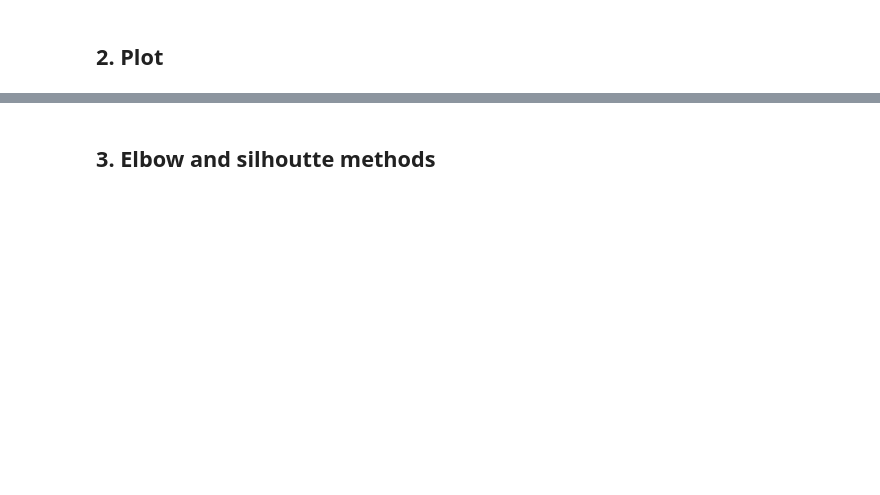
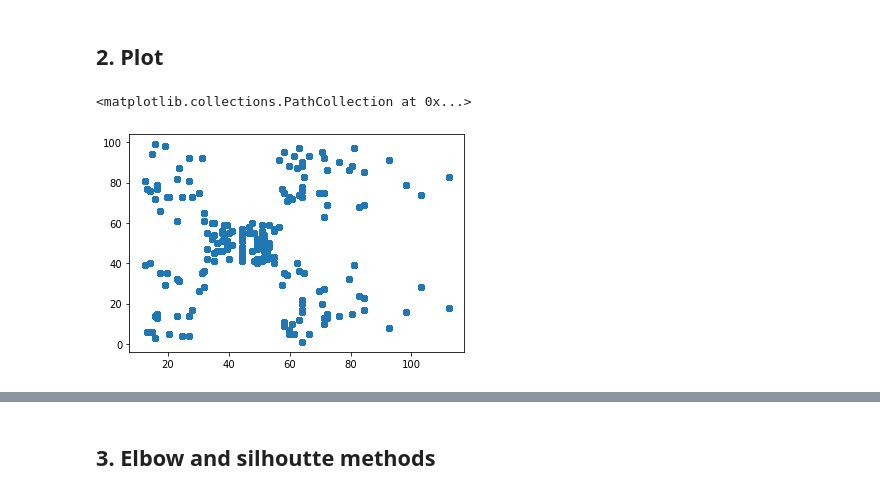
Before and after one commit to AthAd19/MohdAdom_NurAthiraBinte_DA301_Assignment, a Jupyter notebook: MohdAdom_NurAthiraBinte_DA301_Assignment_Notebook.ipynb, the cells around one changed output, grey strips where cells are left out. Saved outputs shown, nothing was run; the diff lists cells and outputs as text; code cells hidden in the pictures; blank space fills up the shorter version.

```diff
--- a/MohdAdom_NurAthiraBinte_DA301_Assignment_Notebook.ipynb
+++ b/MohdAdom_NurAthiraBinte_DA301_Assignment_Notebook.ipynb
@@ -593,7 +593,9 @@ from scipy.spatial.distance import cdist
 import warnings
 warnings.filterwarnings('ignore')
 # %%
-# Load the CSV file(s) as df2.
-
+# Load the CSV file(s) as R_SS
+# containing only 'remuneration' and 'spending_score' columns
+R_SS = reviews_clean[['remuneration','spending_score']].copy()
 
 # View DataFrame.
+R_SS
@@ -610,5 +640,9 @@ warnings.filterwarnings('ignore')
 ## 2. Plot
 # %%
 # Create a scatterplot with Seaborn.
+plt.scatter(R_SS['remuneration'], R_SS['spending_score'])
+# %% [output]
+<matplotlib.collections.PathCollection at 0x...>
+[figure, added]
 # %%
 # Create a pairplot with Seaborn.
```
Also changed, not shown: parts of 71 cells of this notebook.
